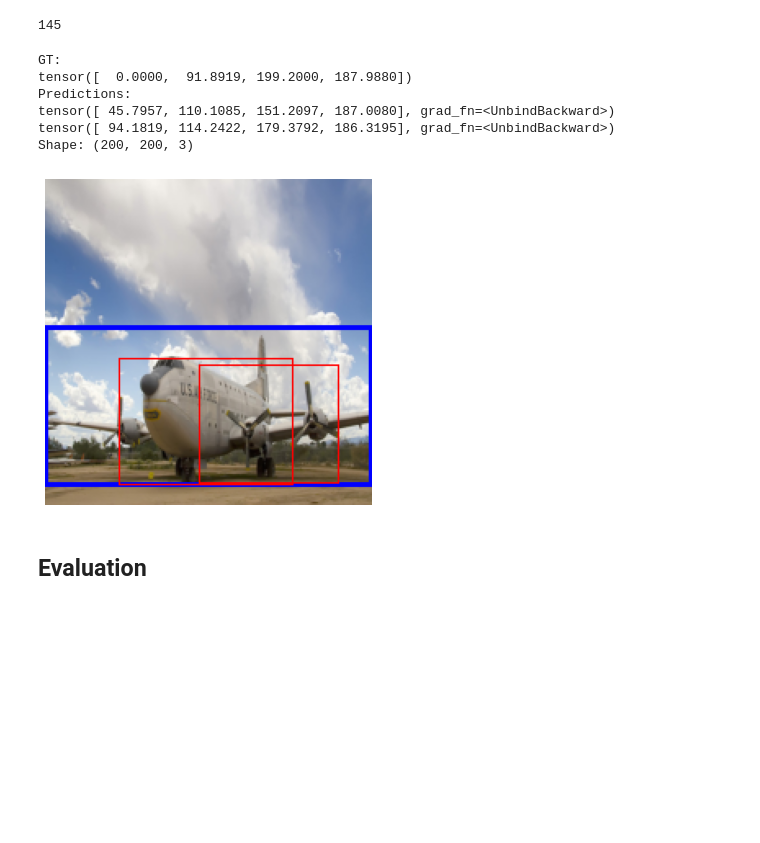
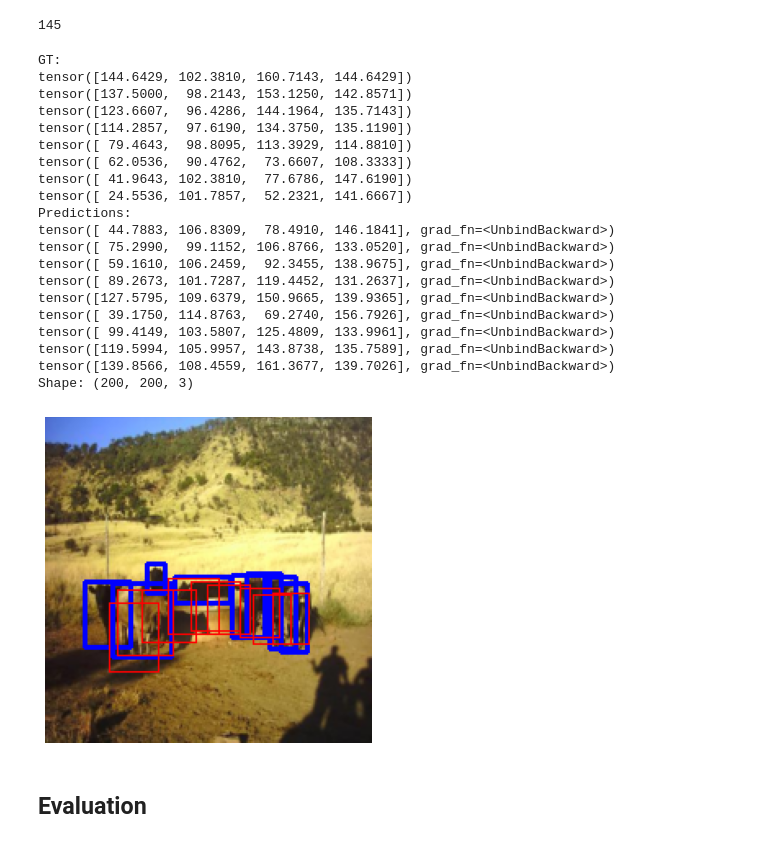
Before and after one commit to MIchaelKa/detection-tutorial, a Jupyter notebook: detection-tutorial.ipynb, the cells around one changed output. Saved outputs shown, nothing was run; the diff lists cells and outputs as text; code cells hidden in the pictures; blank space fills up the shorter version.

```diff
--- a/detection-tutorial.ipynb
+++ b/detection-tutorial.ipynb
@@ -406,0 +386,14 @@ training finished for: 0:35:16
+# %%
+# 'clip_anchors' : True
+params = {
+    'anchor_threshold' : 0.3,
+    'learning_rate'    : 0.001,
+    'weight_decay'     : 0,
+    'batch_size'       : 8,
+    'num_epoch'        : 25,
+    'verbose'          : True,
+    'debug'            : False
+}
+
+seed_everything(SEED)
+train_info, valid_loader, model = run(**params)
@@ -458,18 +468,32 @@ offsets, labels = model(images)
 pred_boxes, pred_conf = model.detect(offsets, labels, prob_threshold=0.5, max_overlap=0.5)
 # %%
 plt.figure(figsize=(6,6))
-image_index = 0
+image_index = 7
 gt_boxes = targets[image_index]['boxes']
 final_boxes = pred_boxes[image_index].cpu()
 show_predictions(images[image_index], gt_boxes, final_boxes, verbose=True)
 # %% [output]
 GT:
-tensor([  0.0000,  91.8919, 199.2000, 187.9880])
+tensor([144.6429, 102.3810, 160.7143, 144.6429])
+tensor([137.5000,  98.2143, 153.1250, 142.8571])
+tensor([123.6607,  96.4286, 144.1964, 135.7143])
+tensor([114.2857,  97.6190, 134.3750, 135.1190])
+tensor([ 79.4643,  98.8095, 113.3929, 114.8810])
+tensor([ 62.0536,  90.4762,  73.6607, 108.3333])
+tensor([ 41.9643, 102.3810,  77.6786, 147.6190])
+tensor([ 24.5536, 101.7857,  52.2321, 141.6667])
 Predictions:
-tensor([ 45.7957, 110.1085, 151.2097, 187.0080], grad_fn=<UnbindBackward>)
-tensor([ 94.1819, 114.2422, 179.3792, 186.3195], grad_fn=<UnbindBackward>)
+tensor([ 44.7883, 106.8309,  78.4910, 146.1841], grad_fn=<UnbindBackward>)
+tensor([ 75.2990,  99.1152, 106.8766, 133.0520], grad_fn=<UnbindBackward>)
+tensor([ 59.1610, 106.2459,  92.3455, 138.9675], grad_fn=<UnbindBackward>)
+tensor([ 89.2673, 101.7287, 119.4452, 131.2637], grad_fn=<UnbindBackward>)
+tensor([127.5795, 109.6379, 150.9665, 139.9365], grad_fn=<UnbindBackward>)
+tensor([ 39.1750, 114.8763,  69.2740, 156.7926], grad_fn=<UnbindBackward>)
+tensor([ 99.4149, 103.5807, 125.4809, 133.9961], grad_fn=<UnbindBackward>)
+tensor([119.5994, 105.9957, 143.8738, 135.7589], grad_fn=<UnbindBackward>)
+tensor([139.8566, 108.4559, 161.3677, 139.7026], grad_fn=<UnbindBackward>)
 Shape: (200, 200, 3)
-[figure, old version]
+[figure, new version]
 # %% [markdown]
 ## Evaluation
 # %%
```
Also changed, not shown: parts of 20 cells of this notebook, 4 other files.
